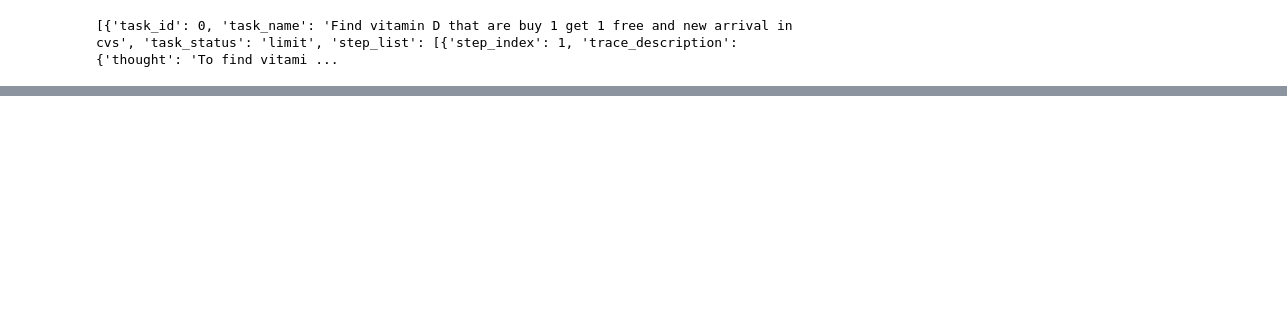
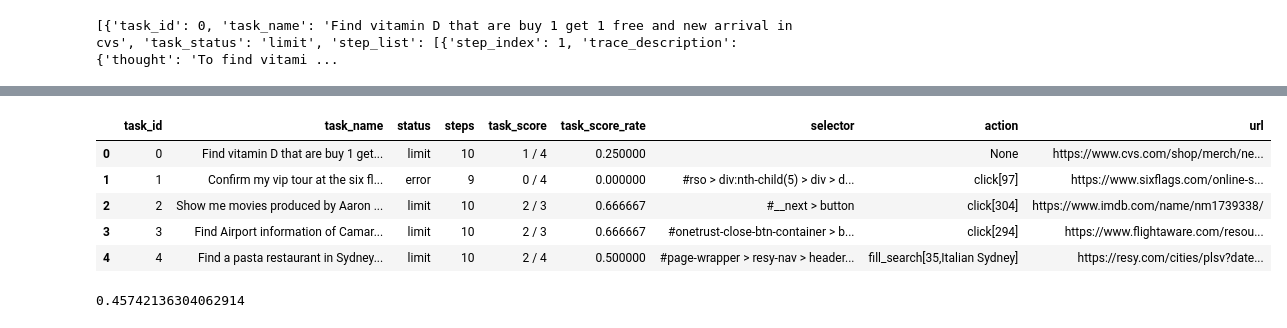
Before and after one commit to iMeanAI/WebCanvas, a Jupyter notebook: data_analyse.ipynb, the cells around one changed output, grey strips where cells are left out. Drawn from its saved outputs; the diff is of its cells as text; code cells hidden in the pictures; blank space fills up the shorter version.

```diff
--- a/data_analyse.ipynb
+++ b/data_analyse.ipynb
@@ -353,0 +176,23 @@ batch_rename(work_directory)
+# %%
+
+def read_csv_result():
+    with open('./results/group1-20240206/DOM-Based-20240206/out.json') as f:
+        data = json.load(f)
+    last_action_result_list = []
+    for items in data:
+        data_dic = {}
+        data_dic["task_id"] = items["task_id"]
+        data_dic["task_name"] = items["task_name"]
+        data_dic["status"] = items["task_status"]
+        data_dic["steps"] = items["step_list"][-1]["step_index"]
+        data_dic["task_score"] = items["step_list"][-1]["task_score"]
+        data_dic["task_score_rate"] = items["step_list"][-1]["task_score_rate"]
+        data_dic["selector"] = items["step_list"][-1]["selector"]
+        data_dic["action"] = items["step_list"][-1]["action"]
+        data_dic["url"] = items["step_list"][-2]["url"]
+        last_action_result_list.append(data_dic)
+    # result_list = sorted(data,key=lambda x: x["step_list"]["task_score_rate"],reverse=True)
+    return last_action_result_list
+
+last_action_result_list = read_csv_result()
+last_action_result_list
@@ -353,0 +217,15 @@ batch_rename(work_directory)
+# %%
+df = pd.DataFrame(last_action_result_list)
+# %%
+df.head()
+# %% [output]
+|  | task_id | task_name | status | steps | task_score | task_score_rate | selector | action | url |
+| 0 | 0 | Find vitamin D that are buy 1 get... | limit | 10 | 1 / 4 | 0.250000 |  | None | https://www.cvs.com/shop/merch/ne... |
+| 1 | 1 | Confirm my vip tour at the six fl... | error | 9 | 0 / 4 | 0.000000 | #rso > div:nth-child(5) > div > d... | click[97] | https://www.sixflags.com/online-s... |
+| 2 | 2 | Show me movies produced by Aaron ... | limit | 10 | 2 / 3 | 0.666667 | #__next > button | click[304] | https://www.imdb.com/name/nm1739338/ |
+| 3 | 3 | Find Airport information of Camar... | limit | 10 | 2 / 3 | 0.666667 | #onetrust-close-btn-container > b... | click[294] | https://www.flightaware.com/resou... |
+| 4 | 4 | Find a pasta restaurant in Sydney... | limit | 10 | 2 / 4 | 0.500000 | #page-wrapper > resy-nav > header... | fill_search[35,Italian Sydney] | https://resy.com/cities/plsv?date... |
+# %%
+df["task_score_rate"].mean()
+# %% [output]
+0.45742136304062914
```
Also changed, not shown: parts of 67 cells of this notebook, 14 other files.
